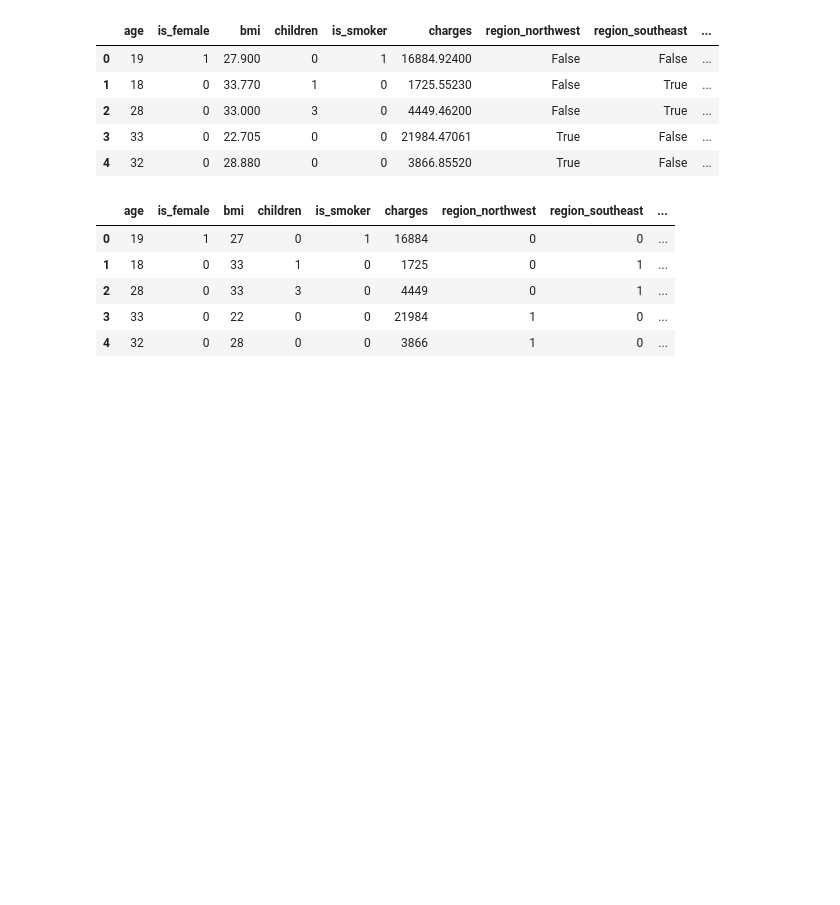
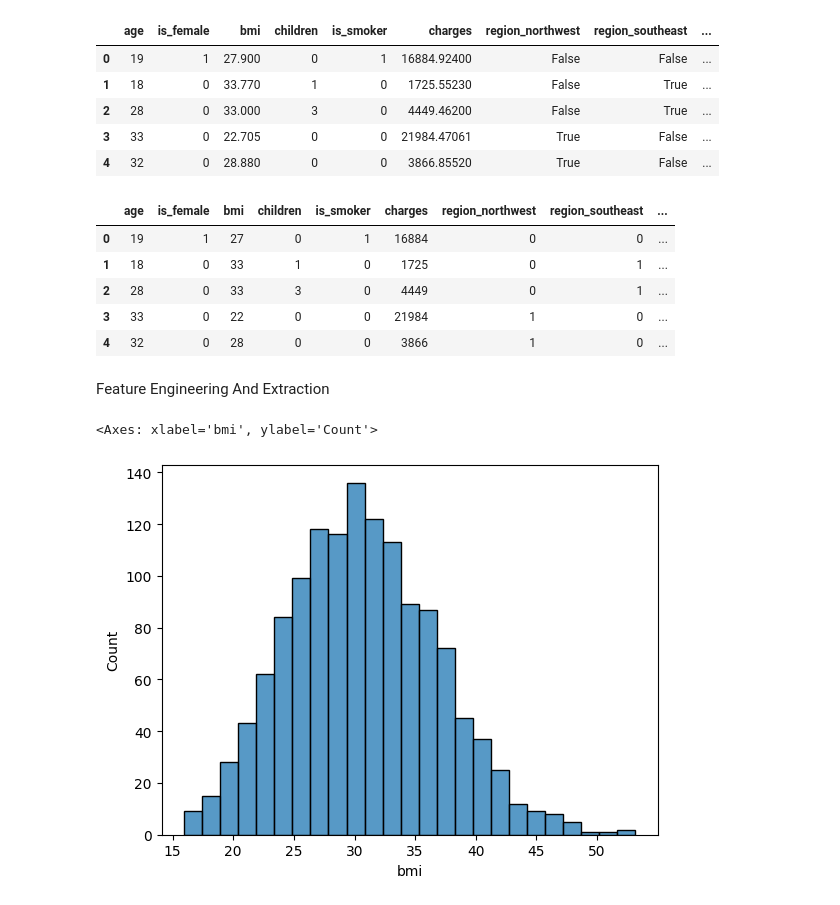
Before and after one commit to dipesh-2005/buildingfirstmlmodel, a Jupyter notebook: scripts/project1-insurance.ipynb, the cells around one changed output. Drawn from its saved outputs; the diff is of its cells as text; code cells hidden in the pictures; blank space fills up the shorter version.

Commit message:
did feature engineering and feature extraction

```diff
--- a/scripts/project1-insurance.ipynb
+++ b/scripts/project1-insurance.ipynb
@@ -257,3 +257,10 @@ df_clean.head()
 | 2 | 28 | 0 | 33 | 3 | 0 | 4449 | 0 | 1 | ... |
 | 3 | 33 | 0 | 22 | 0 | 0 | 21984 | 1 | 0 | ... |
 | 4 | 32 | 0 | 28 | 0 | 0 | 3866 | 1 | 0 | ... |
+# %% [markdown]
+Feature Engineering And Extraction
+# %%
+sns.histplot(df['bmi'])
+# %% [output]
+<Axes: xlabel='bmi', ylabel='Count'>
+[figure, added]
```
Also changed, not shown: parts of 10 cells of this notebook.
